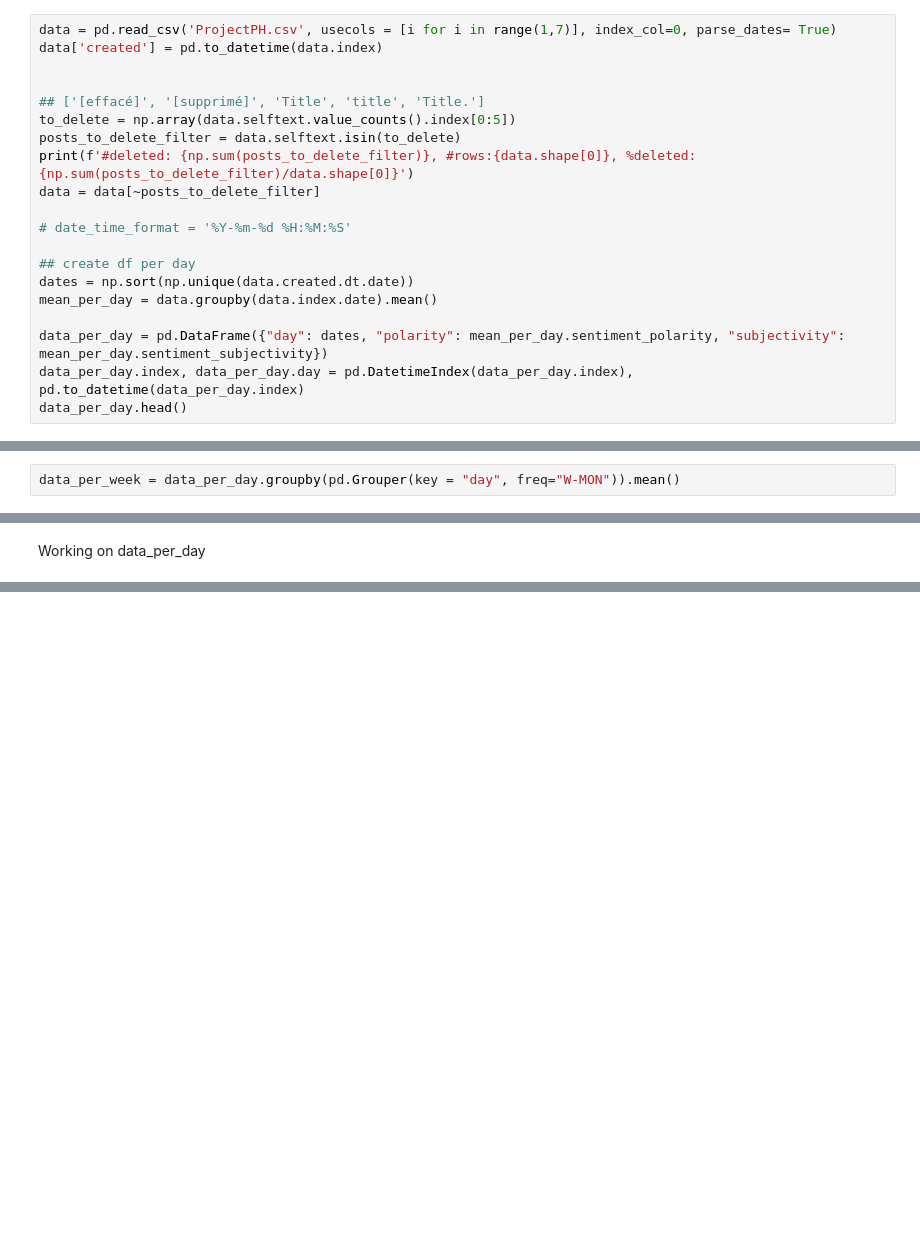
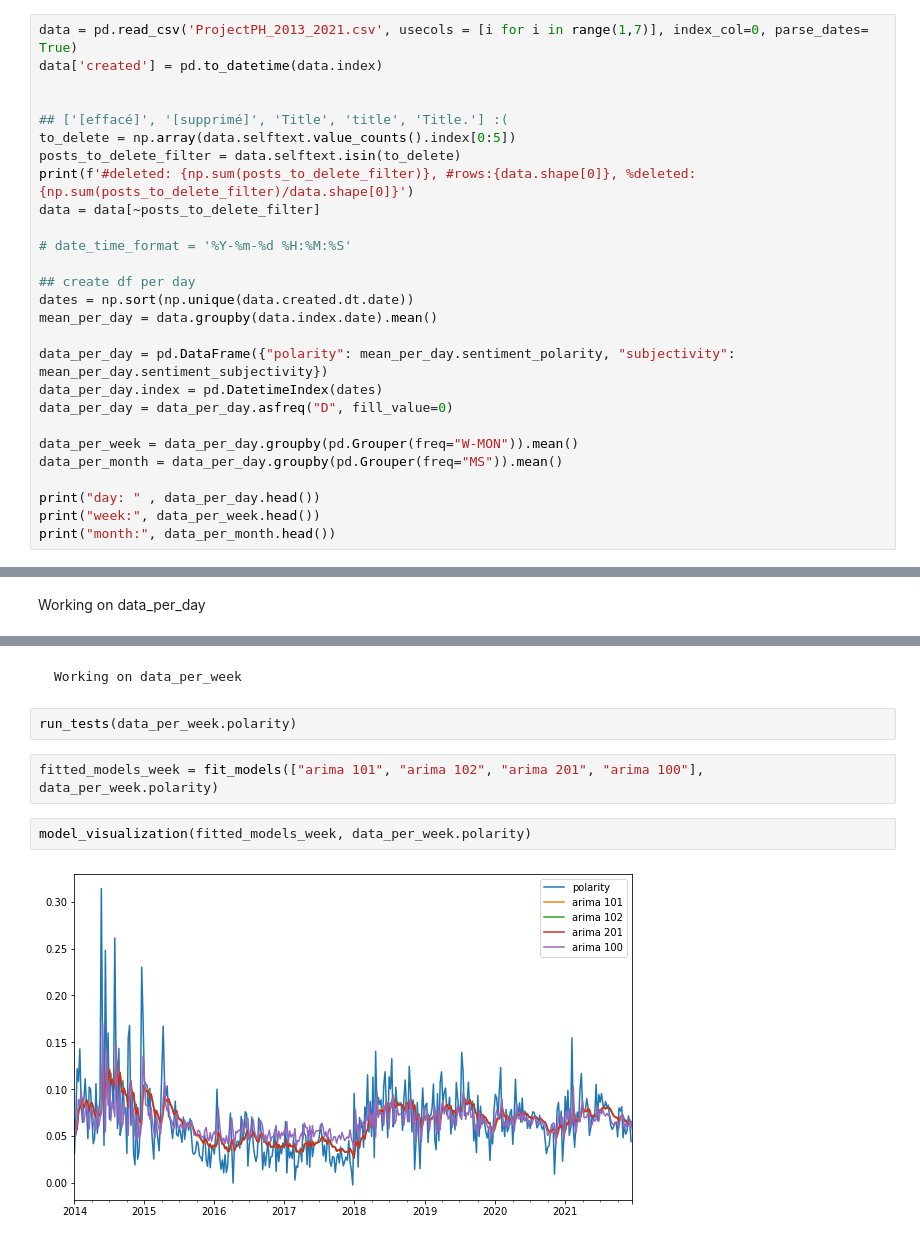
Before and after one commit to JulienF-Q/PBHLTH132, a Jupyter notebook: ph_notebook.ipynb, the cells around one changed output, grey strips where cells are left out. Saved outputs shown, nothing was run; the diff lists cells and outputs as text; blank space fills up the shorter version.

```diff
--- a/ph_notebook.ipynb
+++ b/ph_notebook.ipynb
@@ -15,11 +15,11 @@ from statsmodels.tsa.seasonal import seasonal_decompose
 # %% [markdown]
 Get data, cleanning it, indexing with dates aggregating sentiment per day and saving it to another dataframe.
 # %%
-data = pd.read_csv('ProjectPH.csv', usecols = [i for i in range(1,7)], index_col=0, parse_dates= True)
+data = pd.read_csv('ProjectPH_2013_2021.csv', usecols = [i for i in range(1,7)], index_col=0, parse_dates= True)
 data['created'] = pd.to_datetime(data.index)
 
 
-## ['[effacé]', '[supprimé]', 'Title', 'title', 'Title.']
+## ['[effacé]', '[supprimé]', 'Title', 'title', 'Title.'] :(
 to_delete = np.array(data.selftext.value_counts().index[0:5])
 posts_to_delete_filter = data.selftext.isin(to_delete)
 print(f'#deleted: {np.sum(posts_to_delete_filter)}, #rows:{data.shape[0]}, %deleted: {np.sum(posts_to_delete_filter)/data.shape[0]}')
@@ -31,7 +31,14 @@ data = data[~posts_to_delete_filter]
 dates = np.sort(np.unique(data.created.dt.date))
 mean_per_day = data.groupby(data.index.date).mean()
 
-data_per_day = pd.DataFrame({"day": dates, "polarity": mean_per_day.sentiment_polarity, "subjectivity": mean_per_day.sentiment_subjectivity})
-data_per_day.index, data_per_day.day = pd.DatetimeIndex(data_per_day.index), pd.to_datetime(data_per_day.index)
-data_per_day.head()
+data_per_day = pd.DataFrame({"polarity": mean_per_day.sentiment_polarity, "subjectivity": mean_per_day.sentiment_subjectivity})
+data_per_day.index = pd.DatetimeIndex(dates)
+data_per_day = data_per_day.asfreq("D", fill_value=0)
+
+data_per_week = data_per_day.groupby(pd.Grouper(freq="W-MON")).mean()
+data_per_month = data_per_day.groupby(pd.Grouper(freq="MS")).mean()
+
+print("day: " , data_per_day.head())
+print("week:", data_per_week.head())
+print("month:", data_per_month.head())
 # %% [output]
@@ -96,2 +118,0 @@ Working on data_per_week
-# %%
-data_per_week = data_per_day.groupby(pd.Grouper(key = "day", freq="W-MON")).mean()
@@ -278,0 +222,10 @@ plt.show()
+# %% [markdown]
+    Working on data_per_week
+# %%
+run_tests(data_per_week.polarity)
+# %%
+fitted_models_week = fit_models(["arima 101", "arima 102", "arima 201", "arima 100"], data_per_week.polarity)
+# %%
+model_visualization(fitted_models_week, data_per_week.polarity)
+# %% [output]
+[figure, added]
```
Also changed, not shown: parts of 29 cells of this notebook.
